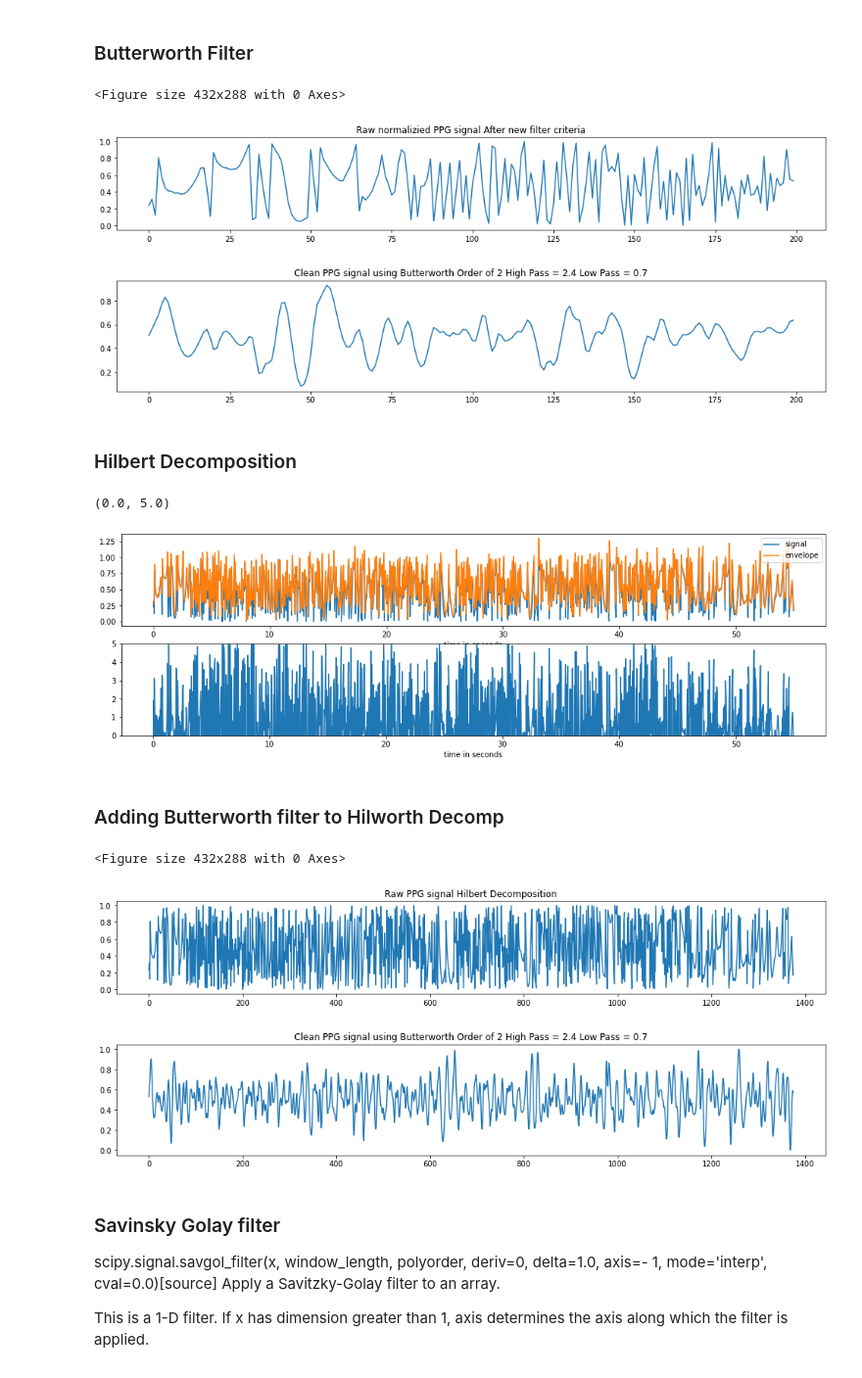
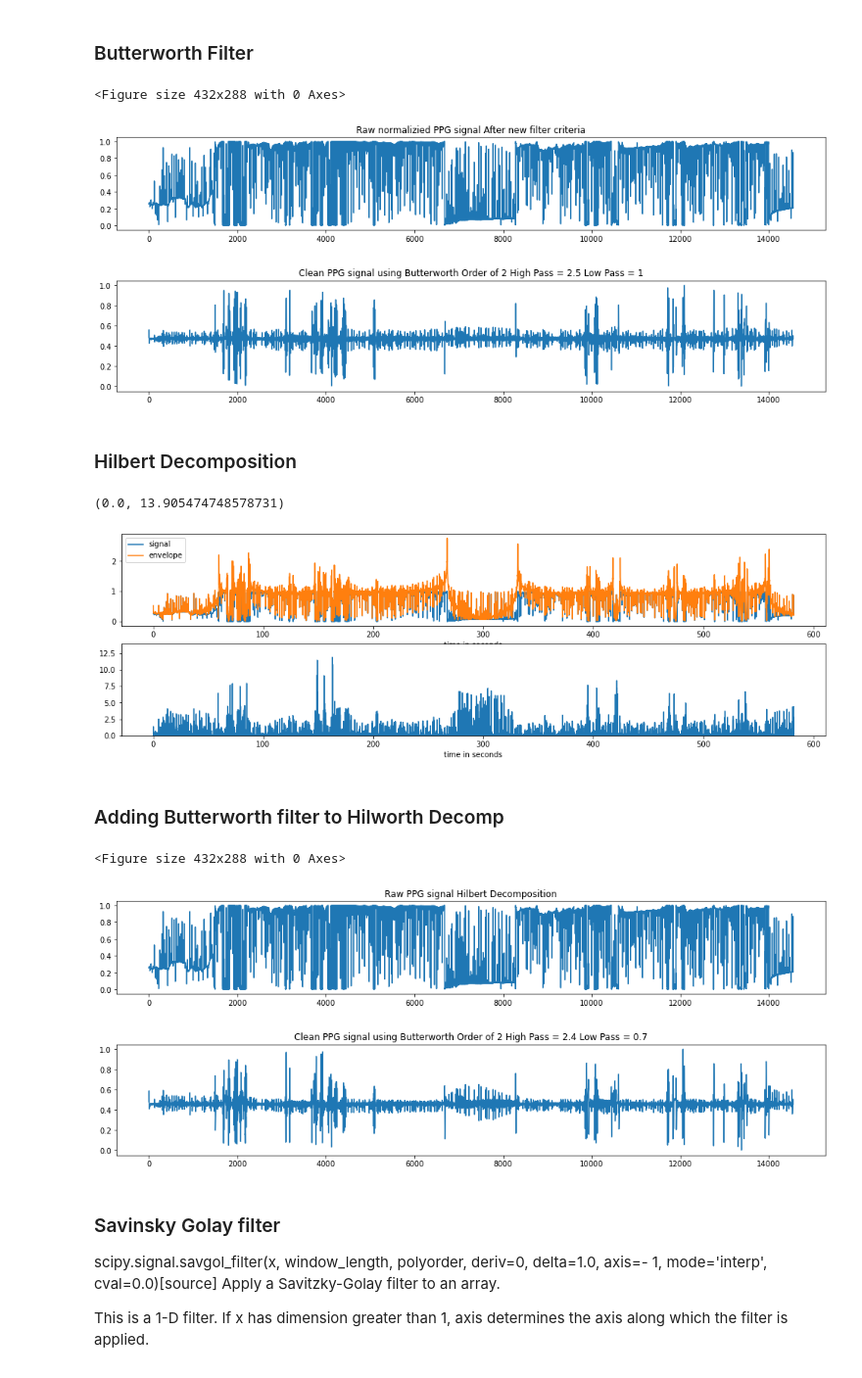
Before and after one commit to gaurav-95/PPG, a Jupyter notebook: Analyze_PPG.ipynb, the cells around one changed output. Shown at 98% size. Saved outputs shown, nothing was run; the diff lists cells and outputs as text; code cells hidden in the pictures.

```diff
--- a/Analyze_PPG.ipynb
+++ b/Analyze_PPG.ipynb
@@ -95,9 +95,9 @@ rawppg
 # with open('ppg_raw_heart_rate_voltage_Gourab.json', 'w') as f:
 #     json.dump(rawppg, f)
 # %%
-# # To open as json
-# with open("ppg_raw_heart_rate_voltage_Gourab.json") as f:
-#     rawppg = json.loads(f.read())
+# To open as json
+with open("ppg_raw_heart_rate_voltage_Gourab.json") as f:
+    rawppg = json.loads(f.read())
 # %%
 rawppg[0].keys()
 # %% [output]
@@ -210,7 +210,7 @@ print(len(ppg_l), len(ppg_l), len(l))
 # %%
 ppgrec = pd.DataFrame(zip(l, ppg_l, ppg_h,  times), columns=['serial','ppg_l', 'ppg_h',  "timestamp"])
 ppgrec = ppgrec.astype({"ppg_l":'float', "ppg_h":'float'})
-ppgrec['val'] = ppgrec['ppg_l']*128 + ppgrec['ppg_h']
+ppgrec['val'] = ppgrec['ppg_h']*128 + ppgrec['ppg_l']
 ppgrec['fil'] = ppgrec['val']*18.3/128.0/1000.0 + 0.06  ## X *18.3/128.0/1000.0 + 0.06;(X represents the data ）
 print(ppgrec)
 # %% [output]
@@ -430,29 +437,30 @@ def final_filter(data, fs, order):
     return z
 # %%
 fs = 25
-## Order of five works well with ECG signals
-cutoff_high = 2.4
-cutoff_low = 0.7
+cutoff_high = 2.5
+cutoff_low = 1
 powerline = 1
 order = 2
+
+# 0.7 low 2.4 high original
 
 plt.figure(1)
 plt.figure(figsize=(17, 5))
 ax1 = plt.subplot(211)
-plt.plot(readings[0:200])
+plt.plot(readings)
 ax1.set_title("Raw normalizied PPG signal After new filter criteria")
 
 filter_signal = final_filter(readings, fs, order)
 filter_signal = normalize(filter_signal)
 ax2 = plt.subplot(212)
-plt.plot(filter_signal[0:200])
+plt.plot(filter_signal)
 title="Clean PPG signal using Butterworth Order of "+str(order)+ " High Pass = "+ str(cutoff_high) + " Low Pass = "+ str(cutoff_low)
 ax2.set_title(title)
 plt.show()
 # %% [output]
 <Figure size 432x288 with 0 Axes>
-[figure, old version]
+[figure, new version]
-[figure, old version]
+[figure, new version]
 # %% [markdown]
 ### Hilbert Decomposition
 # %%
@@ -479,10 +487,10 @@ ax0.legend()
 ax1 = fig.add_subplot(212)
 ax1.plot(t[1:], instantaneous_frequency)
 ax1.set_xlabel("time in seconds")
-ax1.set_ylim(0.0, 5.0)
+ax1.set_ylim(0.0, max(instantaneous_frequency)+2)
 # %% [output]
-(0.0, 5.0)
+(0.0, 13.905474748578731)
-[figure, old version]
+[figure, new version]
 # %% [markdown]
 ### Adding Butterworth filter to Hilworth Decomp
 # %%
@@ -507,8 +515,8 @@ ax2.set_title(title)
 plt.show()
 # %% [output]
 <Figure size 432x288 with 0 Axes>
-[figure, old version]
+[figure, new version]
-[figure, old version]
+[figure, new version]
 # %% [markdown]
 ### Savinsky Golay filter
 
```
Also changed, not shown: parts of 36 cells of this notebook, 3 other files.
